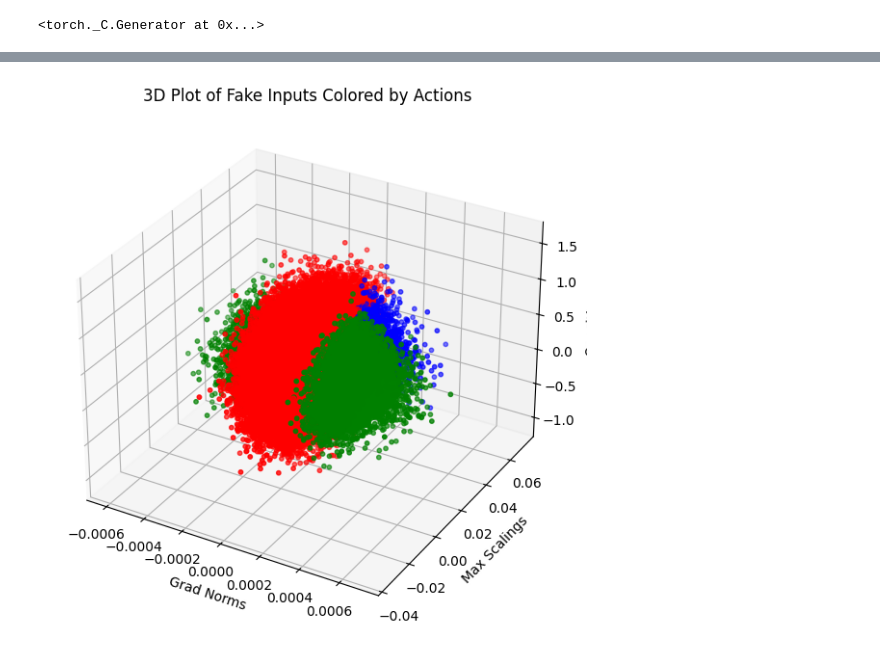
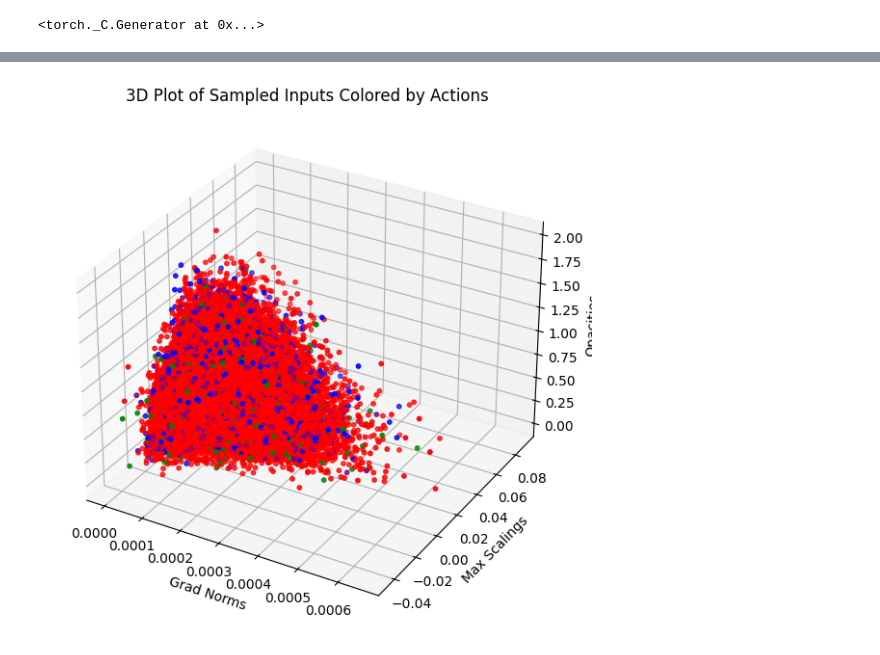
Before and after one commit to Rene1706/master_evaluation, a Jupyter notebook: evaluate_inputs.ipynb, the cells around one changed output, grey strips where cells are left out. Saved outputs shown, nothing was run; the diff lists cells and outputs as text; code cells hidden in the pictures.

```diff
--- a/evaluate_inputs.ipynb
+++ b/evaluate_inputs.ipynb
@@ -145,6 +165,6 @@ def generate_sample_data(num_samples, grad_stats, scaling_stats, opacity_stats,
 # %%
 normalized = False
-pruning = False
+pruning = True
 output_size = 4 if pruning else 3
 # Load the saved model
 action_selector = ParamBasedActionSelector(k=1, hidden_size=16, output_size=output_size, increase_bias=-2.0, decrease_bias=2.0).to("cpu")
@@ -166,6 +186,29 @@ model_path = '/bigwork/nhmlhuer/git/master_evaluation/imitation_learning_with_op
 model_path = '/bigwork/nhmlhuer/git/backup/gaussian_splatting_rl/hydra/multirun/2024-10-02/23-24-39/8/meta_model.torch'
 model_path = '/bigwork/nhmlhuer/git/backup/gs_rl/hydra/multirun/2024-10-02/23-27-53/6/meta_model.torch'
 model_path = '/bigwork/nhmlhuer/git/gaussian_splatting_rl/hydra/multirun/2024-10-02/23-26-39/12/meta_model.torch'
+model_path = '/bigwork/nhmlhuer/git/backup/gs_rl/hydra/multirun/2024-10-16/19-46-52/8/meta_model.torch'
+model_path = '/bigwork/nhmlhuer/git/backup/gaussian_splatting_rl/hydra/multirun/final_reinforce_default_pruning_pareto/17-26-52/2/meta_model.torch'
+model_path = '/bigwork/nhmlhuer/git/backup/gs_rl/hydra/multirun/2024-10-16/19-46-52/2/meta_model.torch'
+
+
+# Eval runs master arbeit
+# 100% clone aber erst am ende des eval runs
+model_path = '/bigwork/nhmlhuer/git/backup/gs_rl/hydra/multirun/final_reinforce_pruning_pareto/17-25-11/0/meta_model.torch'
+# reinforce with pruning working
+model_path = '/bigwork/nhmlhuer/git/backup/gs_rl/hydra/multirun/2024-10-16/19-46-52/2/meta_model.torch'
+# Just percentage pruning no strategy
+model_path = '/bigwork/nhmlhuer/git/backup/gs_rl/hydra/multirun/final_reinforce_pruning_pareto/17-25-11/5/meta_model.torch'
+# Good model reinforce with base model
+#model_path = '/bigwork/nhmlhuer/git/backup/gaussian_splatting_rl/hydra/multirun/final_reinforce_default_pruning_pareto/17-26-52/0/meta_model.torch'
+# PPO
+# PPO no base model
+#model_path = '/bigwork/nhmlhuer/git/backup/gaussian_splatting_rl/hydra/multirun/final_train_ppo_default_pruning/18-12-18/27/meta_model.torch'
+# PPO good default pruning
+#model_path = '/bigwork/nhmlhuer/git/backup/gaussian_splatting_rl/hydra/multirun/final_train_ppo_default_pruning/18-11-58/1/meta_model.torch'
+# PPO good agent pruning
+#model_path = '/bigwork/nhmlhuer/git/backup/gs_rl/hydra/multirun/final_train_ppo_agent_pruning/18-12-22/22/meta_model.torch'
+# Per Gaussian reward agent_pruning
+#model_path = '/bigwork/nhmlhuer/git/backup/gs_rl/hydra/multirun/2024-11-20/19-45-44/7/meta_model.torch'
 if normalized:
     action_selector.load_state_dict(torch.load(model_path, map_location=torch.device('cpu')))
 else:
@@ -173,7 +216,7 @@ else:
     #action_selector.param_network.load_state_dict(torch.load(model_path, map_location=torch.device('cpu')))
 # %%
 # Create random inputs
-num_samples = 200000
+num_samples = 300000
 # %%
 if normalized:
     #grad_norms = torch.rand(num_samples) * (1e-2 - 1e-8) + 1e-8  # Random gradient norms between 1e-8 and 1e-3 used for runs in 22-42-59
@@ -188,6 +231,8 @@ if not normalized:
     grad_stats, scaling_stats, opacity_stats = get_stats()
     # Generate inputs
     all_grads, all_scalings, all_opacities = generate_sample_data(num_samples, grad_stats, scaling_stats, opacity_stats, "cpu")
+    all_grads, all_scalings, all_opacities = filter_samples(all_grads, all_scalings, all_opacities)
+
     # Filter out inputs where grad < 0
     #mask = all_grads >= 0
     #all_grads = all_grads[mask]
@@ -228,31 +274,31 @@ actions_np = actions_np.astype(int).flatten()
 # %%
 if len(inputs_np) <= 300000:
     # Create a 3D scatter plot of the inputs, colored by action
     fig = plt.figure(figsize=(10, 7))
     ax = fig.add_subplot(111, projection='3d')
 
     # Define colors for each action
     if pruning:
         colors = ['red', 'green', 'blue', 'purple']
     else:
 
         colors = ['red', 'green', 'blue']
     # RED = Noop, GREEN = Clone, BLUE = Split
     action_colors = np.array([colors[a] for a in actions_np])
 
     # Plot the inputs in 3D, colored by action
     sc = ax.scatter(inputs_np[:, 0], inputs_np[:, 1], inputs_np[:, 2], c=action_colors, s=10)
 
     # Set axis labels
     ax.set_xlabel('Grad Norms')
     ax.set_ylabel('Max Scalings')
     ax.set_zlabel('Opacities')
-    ax.set_title('3D Plot of Fake Inputs Colored by Actions')
+    ax.set_title('3D Plot of Sampled Inputs Colored by Actions')
 
     # Show the plot
     plt.show()
 # %% [output]
-[figure, old version]
+[figure, new version]
 # %%
 from mpl_toolkits.mplot3d import Axes3D
 
```
Also changed, not shown: parts of 7 cells of this notebook, 16 other files.
